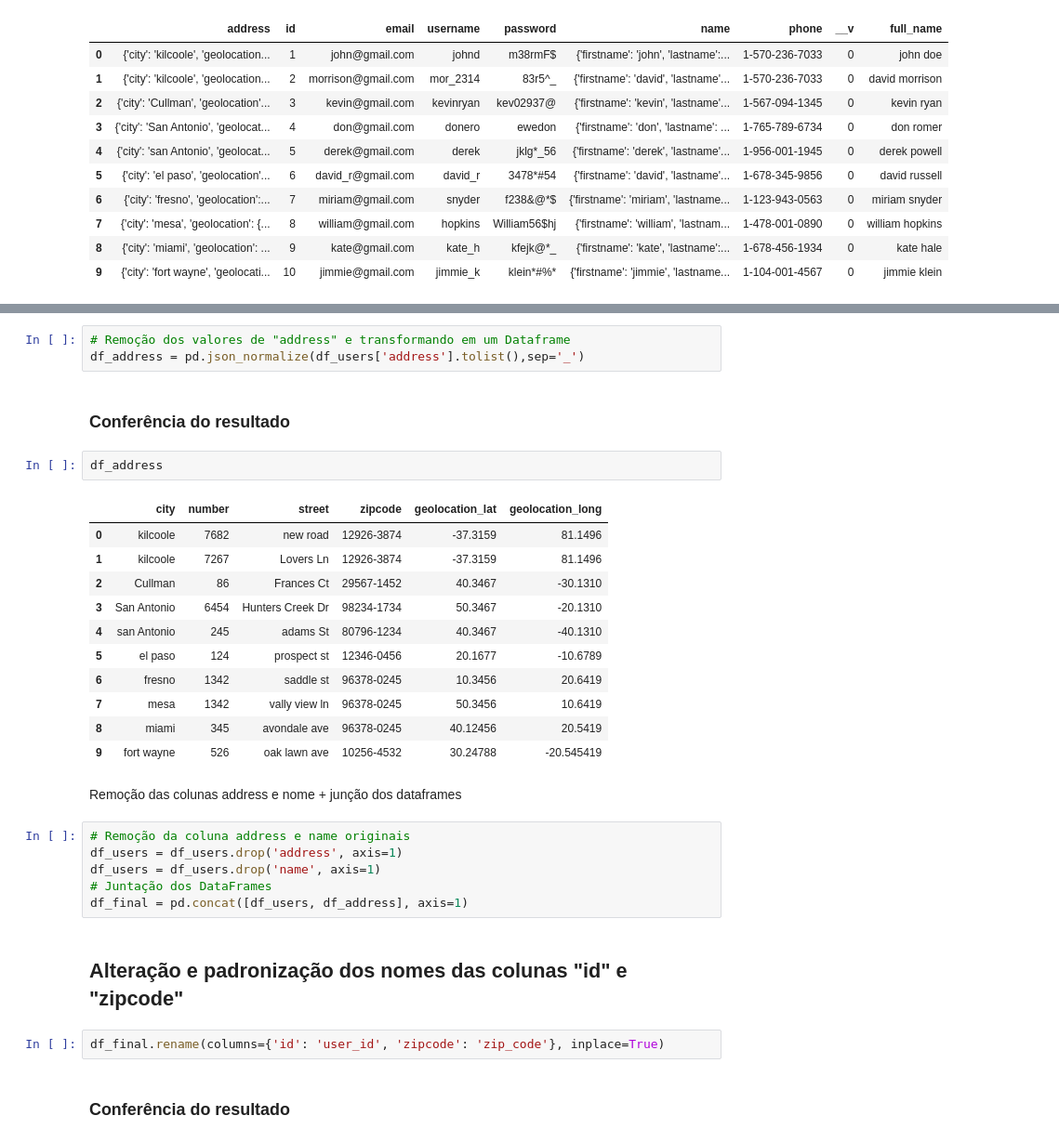
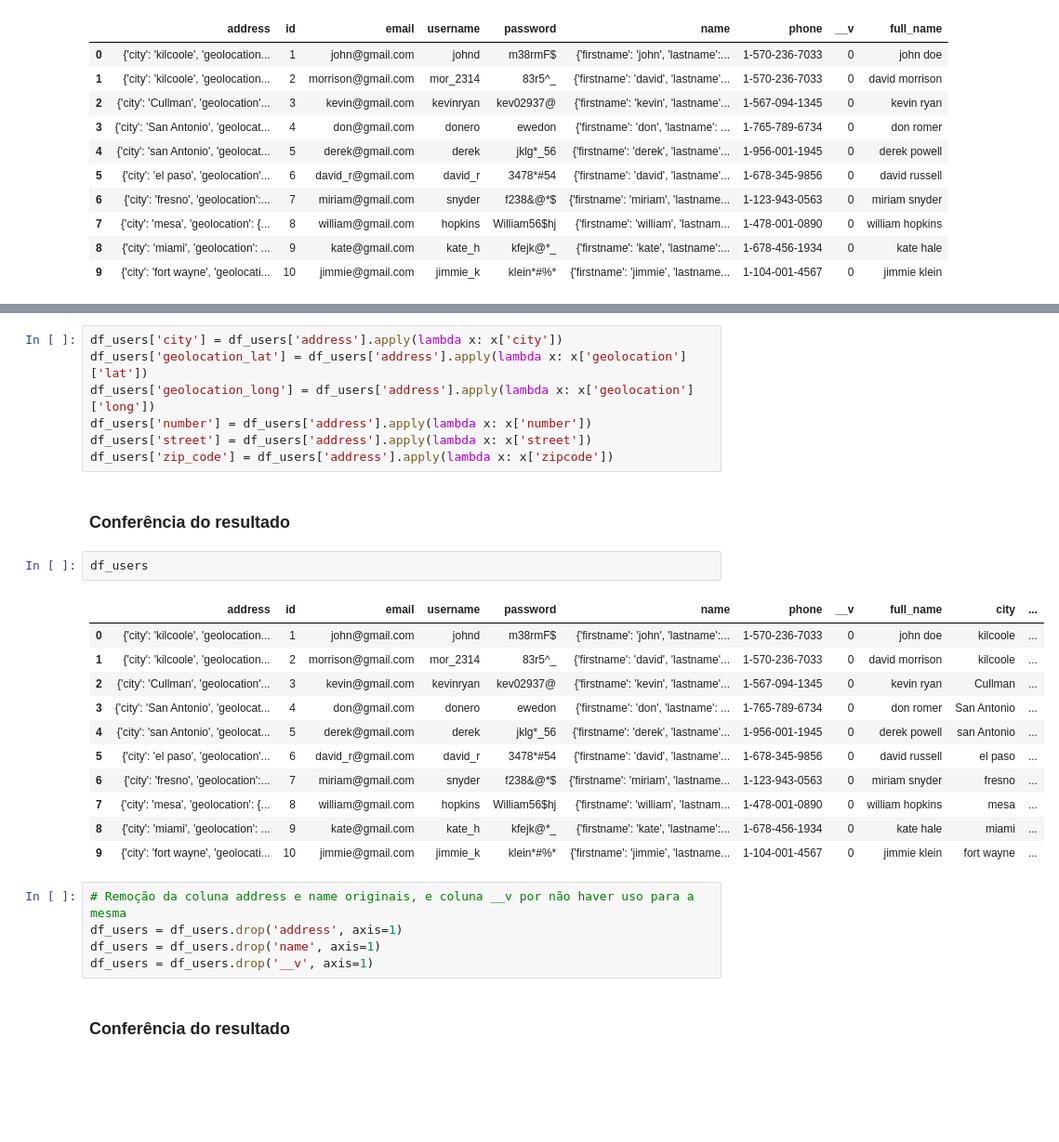
Before and after one commit to candidoj184/case_enjoei, a Jupyter notebook: codigos/silver_codigos/base_silver_users_tratada.ipynb, the cells around one changed output, grey strips where cells are left out. Shown: that part at 93% size. Saved outputs shown, nothing was run; the diff lists cells and outputs as text; blank space fills up the shorter version.

```diff
--- a/codigos/silver_codigos/base_silver_users_tratada.ipynb
+++ b/codigos/silver_codigos/base_silver_users_tratada.ipynb
@@ -50,33 +60,30 @@ Remoção dos valores guardados em dicionários na coluna "address" e os transfo
-# %%
-# Remoção dos valores de "address" e transformando em um Dataframe
-df_address = pd.json_normalize(df_users['address'].tolist(),sep='_')
+# %%
+df_users['city'] = df_users['address'].apply(lambda x: x['city'])
+df_users['geolocation_lat'] = df_users['address'].apply(lambda x: x['geolocation']['lat'])
+df_users['geolocation_long'] = df_users['address'].apply(lambda x: x['geolocation']['long'])
+df_users['number'] = df_users['address'].apply(lambda x: x['number'])
+df_users['street'] = df_users['address'].apply(lambda x: x['street'])
+df_users['zip_code'] = df_users['address'].apply(lambda x: x['zipcode'])
 # %% [markdown]
 ### Conferência do resultado
-# %%
-df_address
-# %% [output]
-|  | city | number | street | zipcode | geolocation_lat | geolocation_long |
-| 0 | kilcoole | 7682 | new road | 12926-3874 | -37.3159 | 81.1496 |
-| 1 | kilcoole | 7267 | Lovers Ln | 12926-3874 | -37.3159 | 81.1496 |
-| 2 | Cullman | 86 | Frances Ct | 29567-1452 | 40.3467 | -30.1310 |
-| 3 | San Antonio | 6454 | Hunters Creek Dr | 98234-1734 | 50.3467 | -20.1310 |
-| 4 | san Antonio | 245 | adams St | 80796-1234 | 40.3467 | -40.1310 |
-| 5 | el paso | 124 | prospect st | 12346-0456 | 20.1677 | -10.6789 |
-| 6 | fresno | 1342 | saddle st | 96378-0245 | 10.3456 | 20.6419 |
-| 7 | mesa | 1342 | vally view ln | 96378-0245 | 50.3456 | 10.6419 |
-| 8 | miami | 345 | avondale ave | 96378-0245 | 40.12456 | 20.5419 |
-| 9 | fort wayne | 526 | oak lawn ave | 10256-4532 | 30.24788 | -20.545419 |
-# %% [markdown]
-Remoção das colunas address e nome + junção dos dataframes
+# %%
+df_users
+# %% [output]
+|  | address | id | email | username | password | name | phone | __v | full_name | city | ... |
+| 0 | {'city': 'kilcoole', 'geolocation... | 1 | john@gmail.com | johnd | m38rmF$ | {'firstname': 'john', 'lastname':... | 1-570-236-7033 | 0 | john doe | kilcoole | ... |
+| 1 | {'city': 'kilcoole', 'geolocation... | 2 | morrison@gmail.com | mor_2314 | 83r5^_ | {'firstname': 'david', 'lastname'... | 1-570-236-7033 | 0 | david morrison | kilcoole | ... |
+| 2 | {'city': 'Cullman', 'geolocation'... | 3 | kevin@gmail.com | kevinryan | kev02937@ | {'firstname': 'kevin', 'lastname'... | 1-567-094-1345 | 0 | kevin ryan | Cullman | ... |
+| 3 | {'city': 'San Antonio', 'geolocat... | 4 | don@gmail.com | donero | ewedon | {'firstname': 'don', 'lastname': ... | 1-765-789-6734 | 0 | don romer | San Antonio | ... |
+| 4 | {'city': 'san Antonio', 'geolocat... | 5 | derek@gmail.com | derek | jklg*_56 | {'firstname': 'derek', 'lastname'... | 1-956-001-1945 | 0 | derek powell | san Antonio | ... |
+| 5 | {'city': 'el paso', 'geolocation'... | 6 | david_r@gmail.com | david_r | 3478*#54 | {'firstname': 'david', 'lastname'... | 1-678-345-9856 | 0 | david russell | el paso | ... |
+| 6 | {'city': 'fresno', 'geolocation':... | 7 | miriam@gmail.com | snyder | f238&@*$ | {'firstname': 'miriam', 'lastname... | 1-123-943-0563 | 0 | miriam snyder | fresno | ... |
+| 7 | {'city': 'mesa', 'geolocation': {... | 8 | william@gmail.com | hopkins | William56$hj | {'firstname': 'william', 'lastnam... | 1-478-001-0890 | 0 | william hopkins | mesa | ... |
+| 8 | {'city': 'miami', 'geolocation': ... | 9 | kate@gmail.com | kate_h | kfejk@*_ | {'firstname': 'kate', 'lastname':... | 1-678-456-1934 | 0 | kate hale | miami | ... |
+| 9 | {'city': 'fort wayne', 'geolocati... | 10 | jimmie@gmail.com | jimmie_k | klein*#%* | {'firstname': 'jimmie', 'lastname... | 1-104-001-4567 | 0 | jimmie klein | fort wayne | ... |
 # %%
-# Remoção da coluna address e name originais
+# Remoção da coluna address e name originais, e coluna __v por não haver uso para a mesma
 df_users = df_users.drop('address', axis=1)
 df_users = df_users.drop('name', axis=1)
-# Juntação dos DataFrames
-df_final = pd.concat([df_users, df_address], axis=1)
+df_users = df_users.drop('__v', axis=1)
-# %% [markdown]
-## Alteração e padronização dos nomes das colunas "id" e "zipcode"
-# %%
-df_final.rename(columns={'id': 'user_id', 'zipcode': 'zip_code'}, inplace=True)
 # %% [markdown]
 ### Conferência do resultado
```
Also changed, not shown: parts of 27 cells of this notebook, 7 other files.
